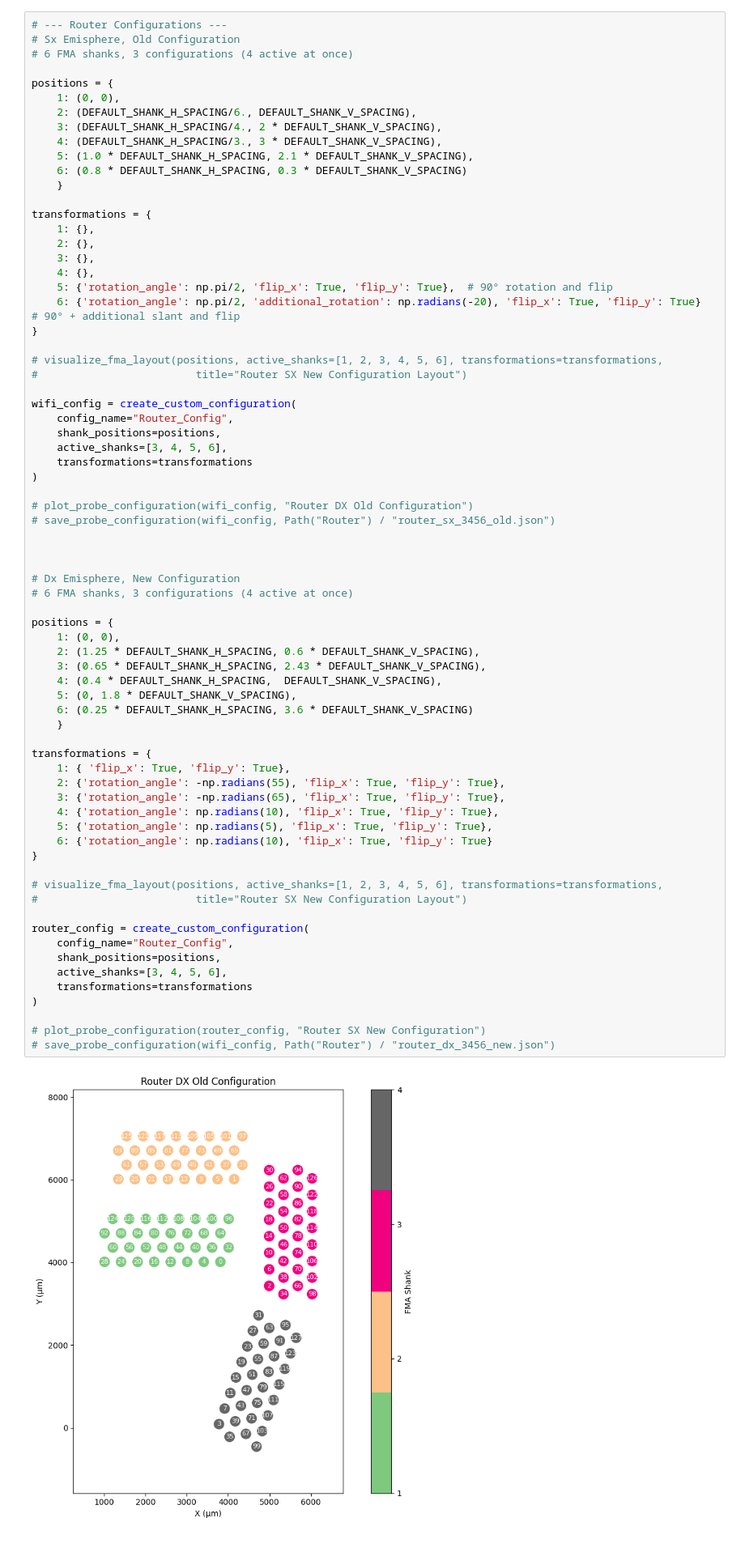
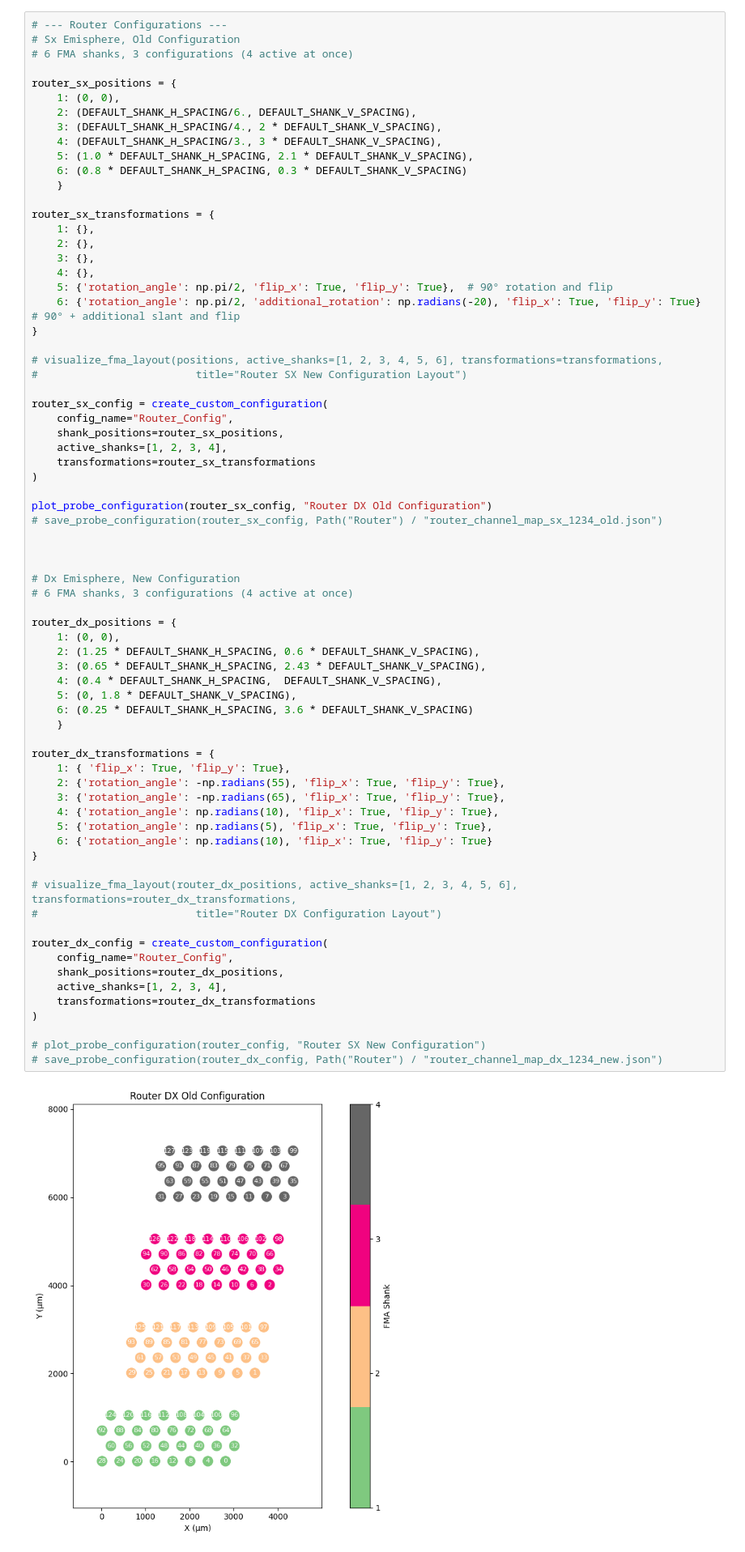
Before and after one commit to mdima98/spikesorting-boninilab, a Jupyter notebook: preprocessing/Channel-Maps-Generation/channel-map-generator-kilosort.ipynb, the cells around one changed output. Shown: that part at 81% size. Cells and saved outputs as stored; diff of their text form.

Commit message:
Rename channel maps config files

```diff
--- a/preprocessing/Channel-Maps-Generation/channel-map-generator-kilosort.ipynb
+++ b/preprocessing/Channel-Maps-Generation/channel-map-generator-kilosort.ipynb
@@ -605,7 +520,7 @@ Probe configuration saved to Wifi\wifi_dx_3456_new.json
 # Sx Emisphere, Old Configuration
 # 6 FMA shanks, 3 configurations (4 active at once)
 
-positions = {
+router_sx_positions = {
     1: (0, 0),
     2: (DEFAULT_SHANK_H_SPACING/6., DEFAULT_SHANK_V_SPACING),
     3: (DEFAULT_SHANK_H_SPACING/4., 2 * DEFAULT_SHANK_V_SPACING),
@@ -614,7 +529,7 @@ positions = {
     6: (0.8 * DEFAULT_SHANK_H_SPACING, 0.3 * DEFAULT_SHANK_V_SPACING)
     }
 
-transformations = {
+router_sx_transformations = {
     1: {},
     2: {},
     3: {},
@@ -626,50 +541,50 @@ transformations = {
 # visualize_fma_layout(positions, active_shanks=[1, 2, 3, 4, 5, 6], transformations=transformations,
 #                         title="Router SX New Configuration Layout")
 
-wifi_config = create_custom_configuration(
+router_sx_config = create_custom_configuration(
     config_name="Router_Config",
-    shank_positions=positions,
-    active_shanks=[3, 4, 5, 6],
-    transformations=transformations
+    shank_positions=router_sx_positions,
+    active_shanks=[1, 2, 3, 4],
+    transformations=router_sx_transformations
 )
 
-# plot_probe_configuration(wifi_config, "Router DX Old Configuration")
-# save_probe_configuration(wifi_config, Path("Router") / "router_sx_3456_old.json")
+plot_probe_configuration(router_sx_config, "Router DX Old Configuration")
+# save_probe_configuration(router_sx_config, Path("Router") / "router_channel_map_sx_1234_old.json")
 
 
 
 # Dx Emisphere, New Configuration
 # 6 FMA shanks, 3 configurations (4 active at once)
 
-positions = {
+router_dx_positions = {
     1: (0, 0),
     2: (1.25 * DEFAULT_SHANK_H_SPACING, 0.6 * DEFAULT_SHANK_V_SPACING),
     3: (0.65 * DEFAULT_SHANK_H_SPACING, 2.43 * DEFAULT_SHANK_V_SPACING),
     4: (0.4 * DEFAULT_SHANK_H_SPACING,  DEFAULT_SHANK_V_SPACING),
     5: (0, 1.8 * DEFAULT_SHANK_V_SPACING),
     6: (0.25 * DEFAULT_SHANK_H_SPACING, 3.6 * DEFAULT_SHANK_V_SPACING)
     }
 
-transformations = {
+router_dx_transformations = {
     1: { 'flip_x': True, 'flip_y': True},
     2: {'rotation_angle': -np.radians(55), 'flip_x': True, 'flip_y': True},
     3: {'rotation_angle': -np.radians(65), 'flip_x': True, 'flip_y': True},
     4: {'rotation_angle': np.radians(10), 'flip_x': True, 'flip_y': True},
     5: {'rotation_angle': np.radians(5), 'flip_x': True, 'flip_y': True},
     6: {'rotation_angle': np.radians(10), 'flip_x': True, 'flip_y': True}
 }
 
-# visualize_fma_layout(positions, active_shanks=[1, 2, 3, 4, 5, 6], transformations=transformations,
-#                         title="Router SX New Configuration Layout")
+# visualize_fma_layout(router_dx_positions, active_shanks=[1, 2, 3, 4, 5, 6], transformations=router_dx_transformations,
+#                         title="Router DX Configuration Layout")
 
-router_config = create_custom_configuration(
+router_dx_config = create_custom_configuration(
     config_name="Router_Config",
-    shank_positions=positions,
-    active_shanks=[3, 4, 5, 6],
-    transformations=transformations
+    shank_positions=router_dx_positions,
+    active_shanks=[1, 2, 3, 4],
+    transformations=router_dx_transformations
 )
 
 # plot_probe_configuration(router_config, "Router SX New Configuration")
-# save_probe_configuration(wifi_config, Path("Router") / "router_dx_3456_new.json")
+# save_probe_configuration(router_dx_config, Path("Router") / "router_channel_map_dx_1234_new.json")
 # %% [output]
-[figure, old version]
+[figure, new version]
```
Also changed, not shown: parts of 5 cells of this notebook, 16 other files.
